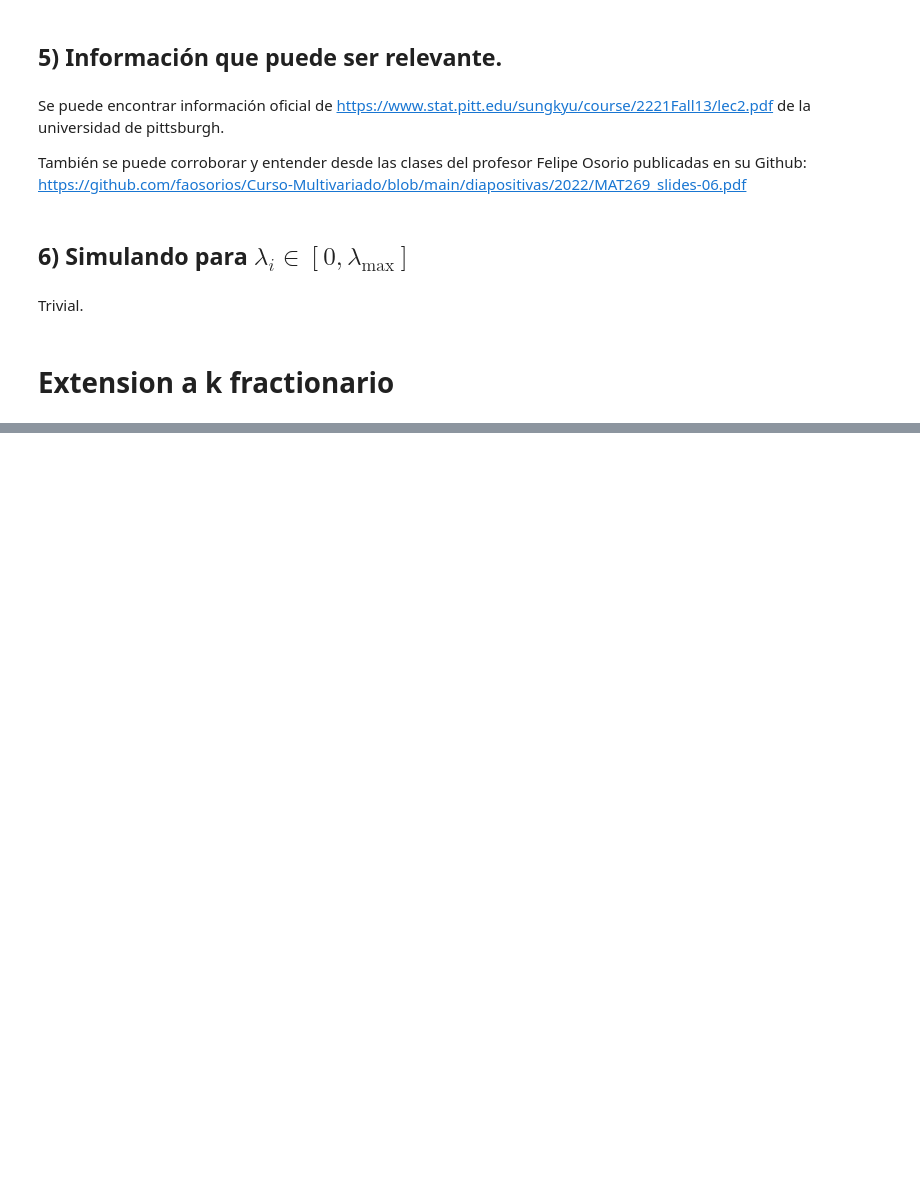
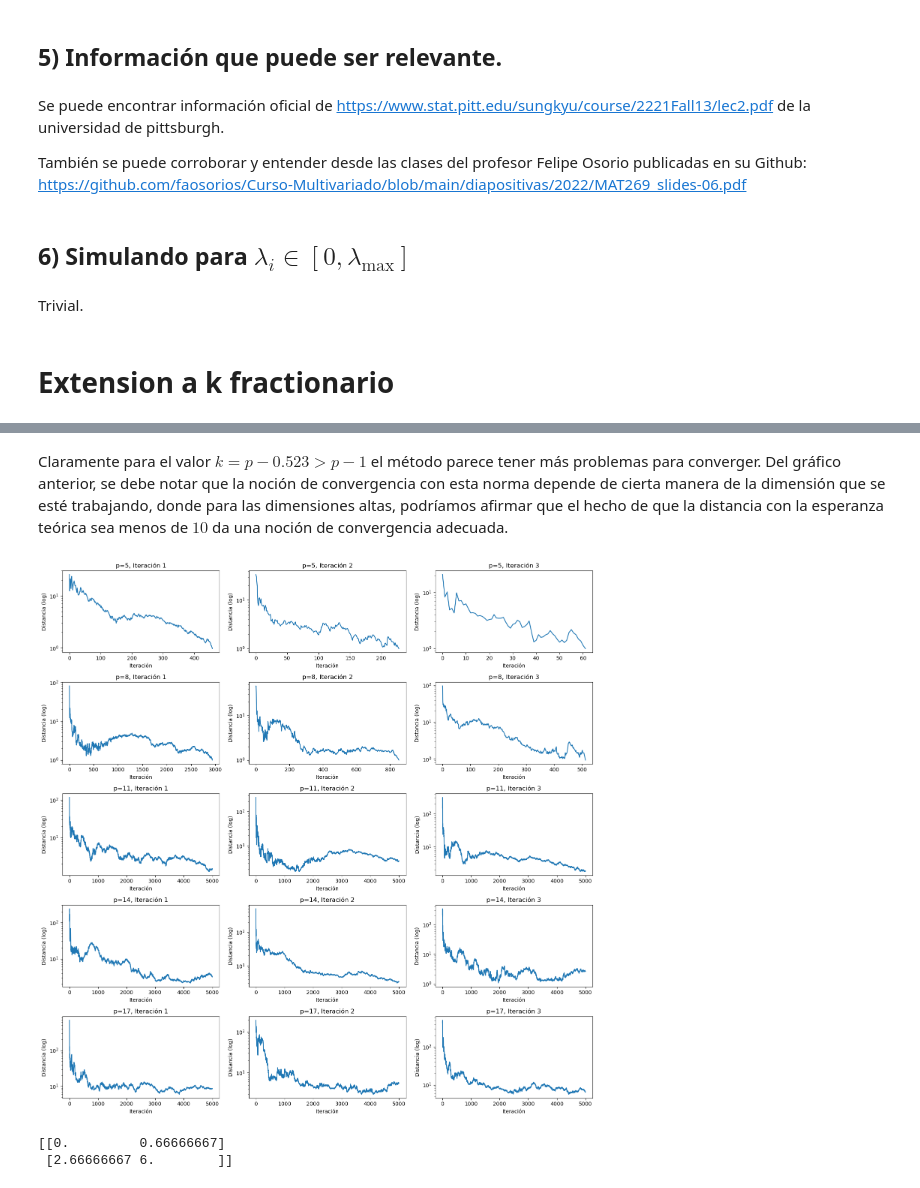
Before and after one commit to Darkrayyss/Certamen-1-MAT468-Diego-Astaburuaga, a Jupyter notebook: Entrega Certamen/Pregunta1.ipynb, the cells around one changed output, grey strips where cells are left out. Drawn from its saved outputs; the diff is of its cells as text; code cells hidden in the pictures; blank space fills up the shorter version.

```diff
--- a/Entrega Certamen/Pregunta1.ipynb
+++ b/Entrega Certamen/Pregunta1.ipynb
@@ -1376,0 +1424,55 @@ plt.show()
+# %% [markdown]
+Claramente para el valor $k=p-0.523>p-1$ el método parece tener más problemas para converger. Del gráfico anterior, se debe notar que la noción de convergencia con esta norma depende de cierta manera de la dimensión que se esté trabajando, donde para las dimensiones altas, podríamos afirmar que el hecho de que la distancia con la esperanza teórica sea menos de $10$ da una noción de convergencia adecuada.
+# %%
+#iterations, distances, lowest_distance = calculate_iterations_to_tolerance(p=p, k=k, tol=tol)
+p_list = [5,8,11,14,17]
+
+distances_dic = {}
+
+for p in p_list:
+    distances_dic[p] = []
+
+    for _ in range(3):
+        iterations, distances, lowest_distance, rechazos = calculate_iterations_to_tolerance(n_max=5_000, p=p, k= p+0.523,tol=1, max_iterations_without_decrease=5_000)
+        distances_dic[p].append(distances)
+
+# Crear una grilla 5x3 para graficar
+fig, axs = plt.subplots(5, 3, figsize=(15, 15))
+
+# Iterar a través de las filas y columnas de la grilla
+for i, p in enumerate(p_list):
+    for j in range(3):
+        distances = distances_dic[p][j]  # Obtener las distancias correspondientes a p y la iteración j
+
+        # Graficar las distancias en escala logarítmica
+        axs[i, j].semilogy(np.arange(len(distances)), distances)
+        axs[i, j].set_title(f'p={p}, Iteración {j+1}')
+        axs[i, j].set_xlabel('Iteración')
+        axs[i, j].set_ylabel('Distancia (log)')
+
+# Ajustar el espaciado entre los gráficos
+plt.tight_layout()
+
+# Mostrar el gráfico
+plt.show()
+# %% [output]
+[figure, added]
+# %%
+def calcular_varianzas(matrices):
+    # Convertir el array de matrices en un único array tridimensional
+    matrices_concatenadas = np.stack(matrices)
+
+    # Calcular la varianza en cada posición usando axis=0
+    varianzas = np.var(matrices_concatenadas, axis=0)
+
+    return varianzas
+
+# Ejemplo de uso:
+matrices = [np.array([[1, 1], [1, 1]]), np.array([[1, 2], [3, 4]]), np.array([[1, 3], [5, 7]])]
+resultados = calcular_varianzas(matrices)
+
+# Imprimir las varianzas
+print(resultados)
+# %% [output]
+[[0.         0.66666667]
+ [2.66666667 6.        ]]
```
Also changed, not shown: parts of 14 cells of this notebook, 3 other files.
